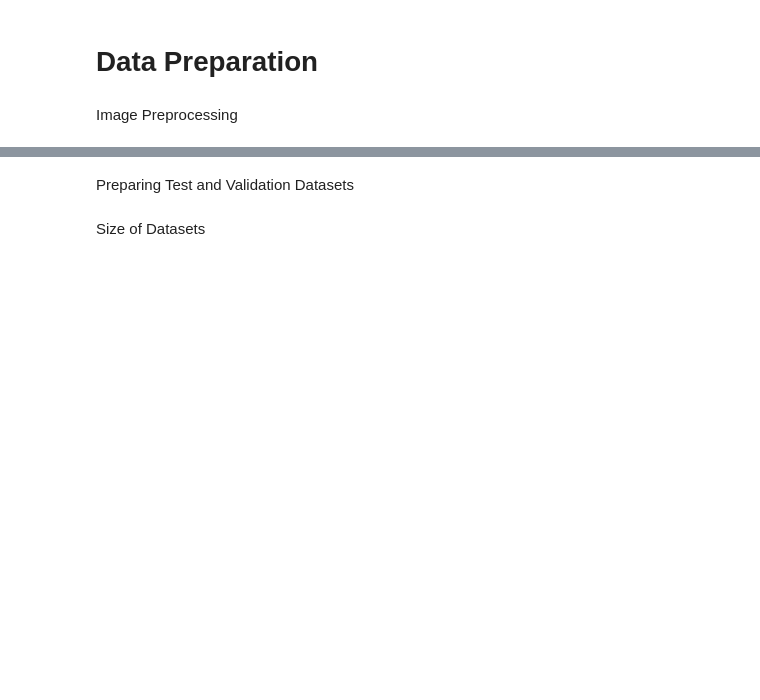
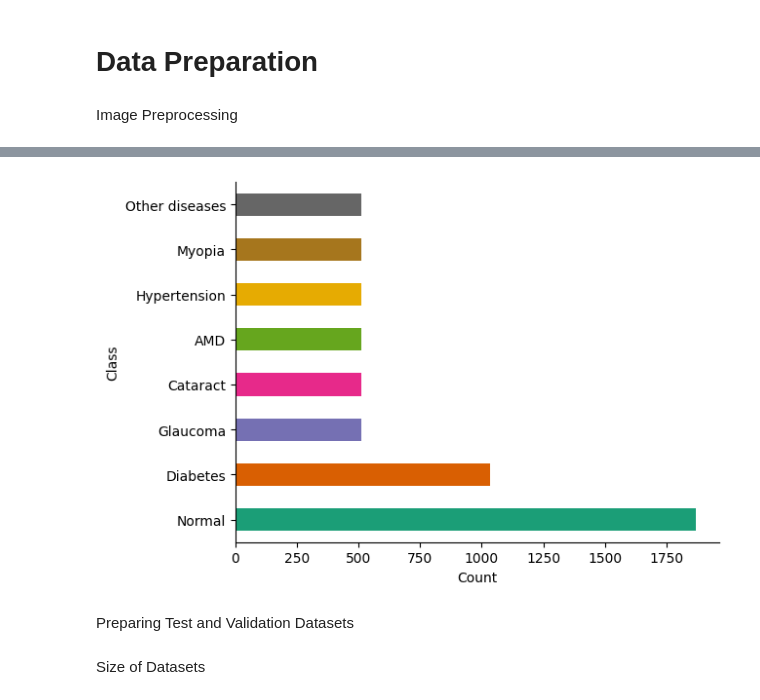
Before and after one commit to dduwa/Group-23, a Jupyter notebook: Base_Resnet50.ipynb, the cells around one changed output, grey strips where cells are left out. Cells and saved outputs as stored; diff of their text form; code cells hidden in the pictures; blank space fills up the shorter version.

```diff
--- a/Base_Resnet50.ipynb
+++ b/Base_Resnet50.ipynb
@@ -185,0 +220,27 @@ Preparing Augmented and Oversampled Training Dataset
+# %%
+from sklearn.utils import resample
+import pandas as pd
+import numpy as np
+
+# Assuming train_df is your DataFrame and 'target' is the target column
+class_distribution = train_df['target'].value_counts(normalize=False)
+
+# Calculate a target number of samples per class that reduces imbalance but avoids excessive duplication
+# For example, you might choose the average size of the classes as a target
+average_class_size = int(class_distribution.mean())
+
+# Initialize an empty DataFrame to hold the resampled data
+df_resampled = pd.DataFrame(columns=train_df.columns)
+
+# Upsample the minority classes to the average class size or a determined size that is not too high
+for class_label in class_distribution.index.tolist():
+    df_class = train_df[train_df['target'] == class_label]
+    n_samples = average_class_size if class_distribution[class_label] < average_class_size else len(df_class)
+    df_class_upsampled = resample(df_class,
+                                  replace=True,
+                                  n_samples=n_samples,
+                                  random_state=123)
+    df_resampled = pd.concat([df_resampled, df_class_upsampled])
+
+# Shuffle the resampled DataFrame
+df_resampled = df_resampled.sample(frac=1, random_state=16).reset_index(drop=True)
@@ -185,0 +287,20 @@ Preparing Augmented and Oversampled Training Dataset
+# %%
+
+# Define the class names
+class_labels = ['Normal', 'Diabetes', 'Glaucoma', 'Cataract', 'AMD', 'Hypertension', 'Myopia', 'Other diseases']
+
+# Decode one-hot encoded labels to class names
+df_resampled['class_name'] = df_resampled['target'].apply(lambda x: class_labels[ast.literal_eval(x).index(1)])
+
+
+# Now we create a Series with the counts of each class name
+class_counts = df_resampled['class_name'].value_counts().reindex(class_labels).fillna(0)
+
+# Plot the distribution with class names in the same order as class_labels
+class_counts.plot(kind='barh', color=sns.color_palette('Dark2'))
+plt.gca().spines[['top', 'right']].set_visible(False)
+plt.xlabel('Count')
+plt.ylabel('Class')
+plt.show()
+# %% [output]
+[figure, added]
```
Also changed, not shown: parts of 26 cells of this notebook.
